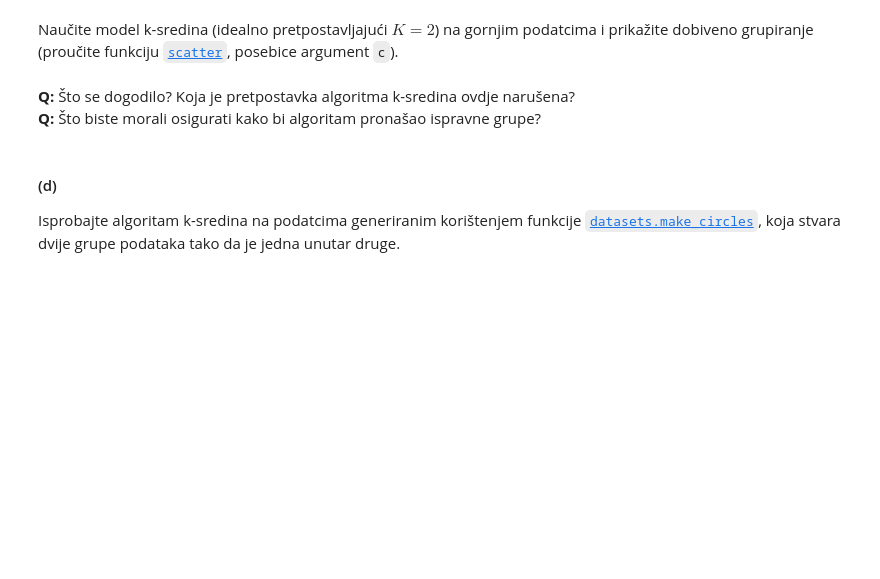
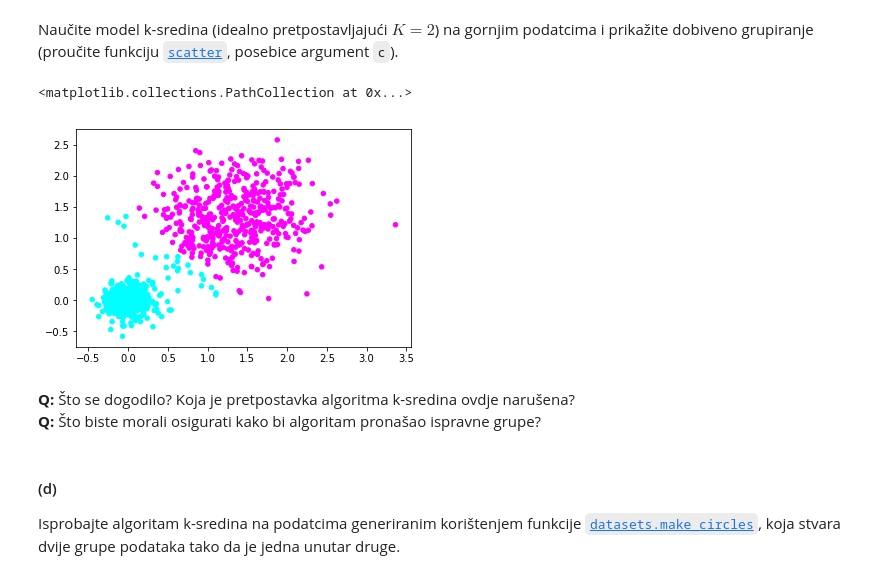
Before and after one commit to almer101/ML-course-2019, a Jupyter notebook: SU-2019-LAB05-PGM-NB-Grupiranje-Vrednovanje.ipynb, the cells around one changed output. Drawn from its saved outputs; the diff is of its cells as text; code cells hidden in the pictures; blank space fills up the shorter version.

```diff
--- a/SU-2019-LAB05-PGM-NB-Grupiranje-Vrednovanje.ipynb
+++ b/SU-2019-LAB05-PGM-NB-Grupiranje-Vrednovanje.ipynb
@@ -287,3 +547,13 @@ Naučite model k-sredina (idealno pretpostavljajući $K=2$) na gornjim podatcima
+# %%
+# Vaš kôd ovdje
+
+cl = KMeans(n_clusters=2)
+cl.fit(X1)
+
+plt.scatter(X1[:,0], X1[:,1], c=cl.predict(X1), cmap=plt.get_cmap("cool"), s=20)
+# %% [output]
+<matplotlib.collections.PathCollection at 0x...>
+[figure, added]
 # %% [markdown]
 **Q:** Što se dogodilo? Koja je pretpostavka algoritma k-sredina ovdje narušena?
 **Q:** Što biste morali osigurati kako bi algoritam pronašao ispravne grupe?
```
Also changed, not shown: parts of 36 cells of this notebook, 1 other file.
